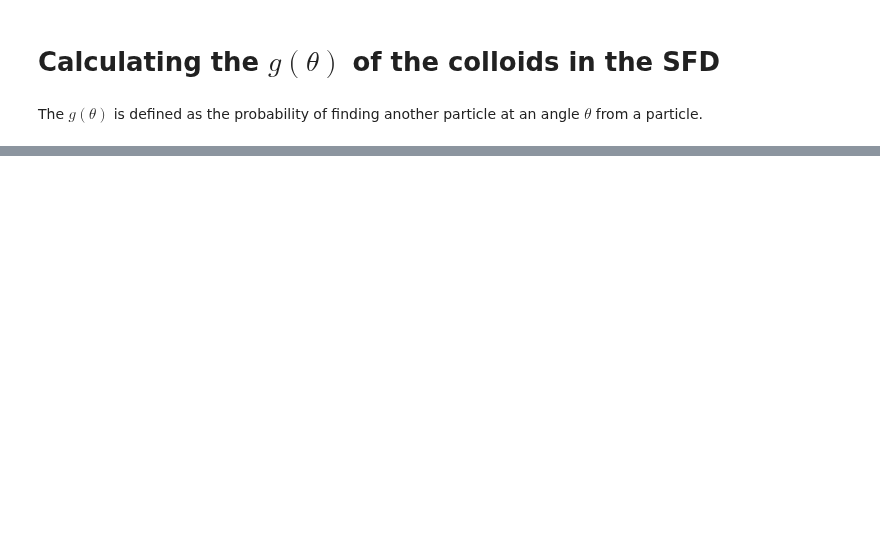
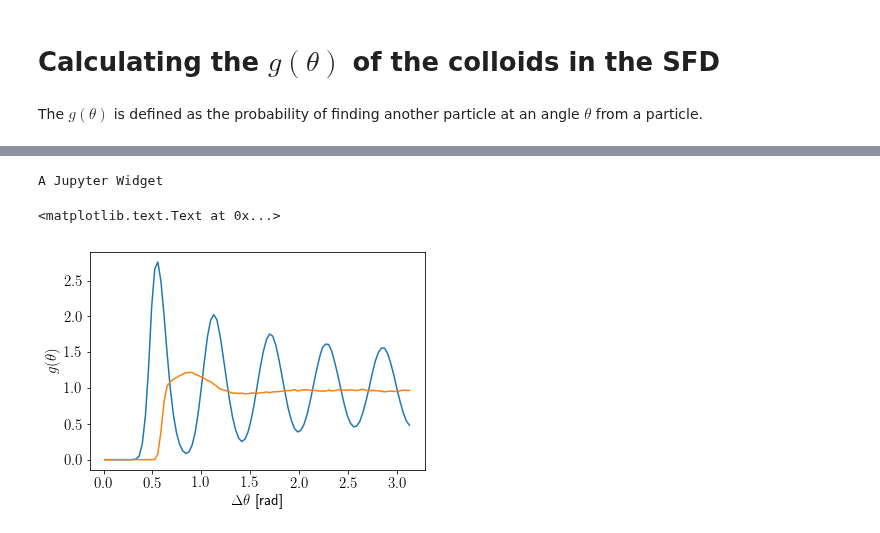
Before and after one commit to aortiza/Notes, a Jupyter notebook: SingleFileDiffusion/Report 2 - Angular Probability Distribution.ipynb, the cells around one changed output, grey strips where cells are left out. Cells and saved outputs as stored; diff of their text form; code cells hidden in the pictures; blank space fills up the shorter version.

```diff
--- a/SingleFileDiffusion/Report 2 - Angular Probability Distribution.ipynb
+++ b/SingleFileDiffusion/Report 2 - Angular Probability Distribution.ipynb
@@ -109,3 +34,0 @@ H = np.histogram(abs(np.array(all_distances)),bins=np.linspace(0,np.pi,100))
-# %%
-g_of_theta = pd.DataFrame(data=H[0]/len(times[sl]),index=(H[1][0:-1]+H[1][1:])/2,columns=["Exp_1"])
-g_of_theta.index.name="theta"
@@ -235,0 +128,15 @@ g_of_theta.to_csv("/Users/aortiza/Desktop/g_of_theta.dat",sep="\t")
+# %%
+trajectory = pd.read_csv("D:/Experiment8_avi/Experiment8_2018_09_17_16_58_33_trj.dat",
+                         sep="\t",index_col=[0,1])
+
+g_of_theta = pd.concat([g_of_theta,
+                        calculate_g_of_theta(trajectory, bins = np.linspace(0,np.pi,100), col_name = "Exp_8")],
+                       axis=1)
+
+plt.plot(g_of_theta)
+plt.xlabel(r"$\Delta \theta$ [rad]")
+plt.ylabel(r"$g(\theta)$")
+# %% [output]
+A Jupyter Widget
+<matplotlib.text.Text at 0x...>
+[figure, added]
```
Also changed, not shown: parts of 56 cells of this notebook.
